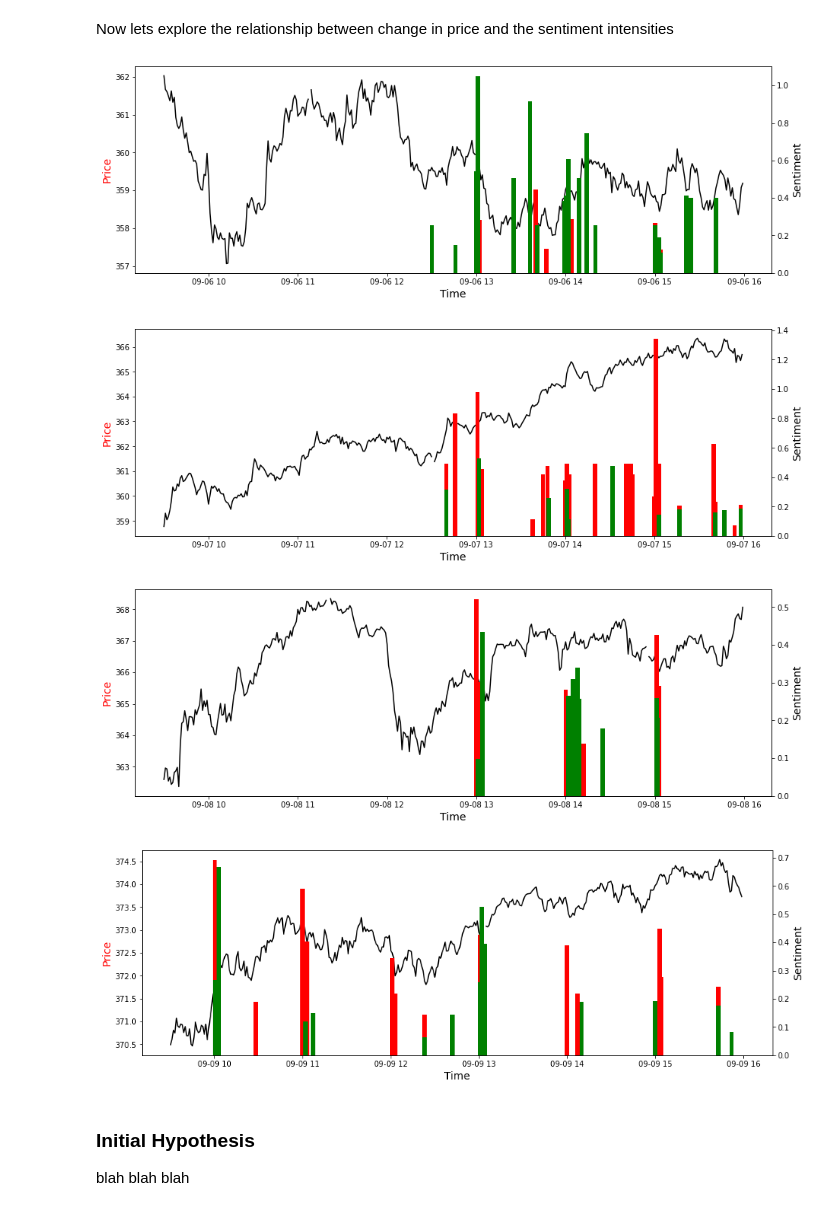
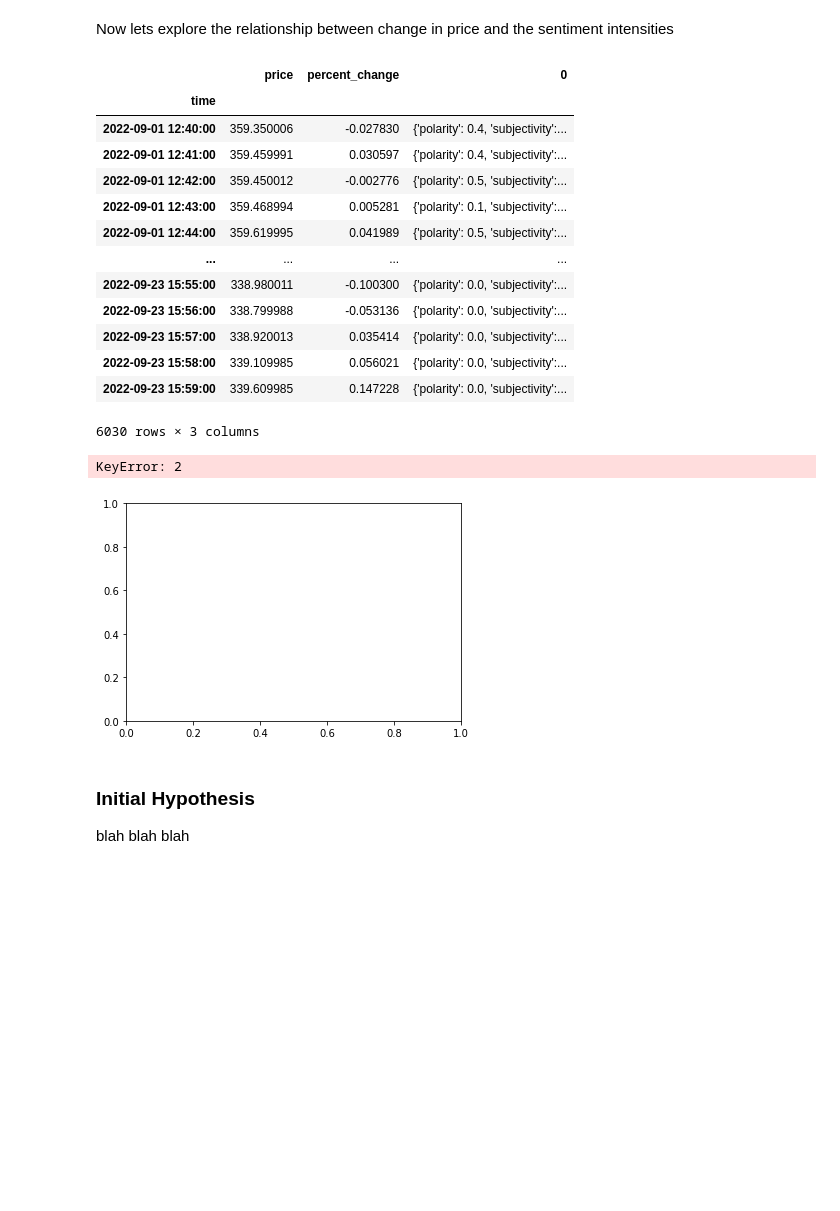
Before and after one commit to AndersonShroeder/Stock-Lstm, a Jupyter notebook: Short Run Prediction/analysis.ipynb, the cells around one changed output. Saved outputs shown, nothing was run; the diff lists cells and outputs as text; code cells hidden in the pictures; blank space fills up the shorter version.

```diff
--- a/Short Run Prediction/analysis.ipynb
+++ b/Short Run Prediction/analysis.ipynb
@@ -335,13 +280,28 @@ class Analyzer:
 analyzer = Analyzer(['Economics'], df)
 # %% [markdown]
 <p>Now lets explore the relationship between change in price and the sentiment intensities</p>
+# %%
+analyzer.df_dict['Economics']
+# %% [output]
+|  | price | percent_change | 0 |
+| time |  |  |  |
+| 2022-09-01 12:40:00 | 359.350006 | -0.027830 | {'polarity': 0.4, 'subjectivity':... |
+| 2022-09-01 12:41:00 | 359.459991 | 0.030597 | {'polarity': 0.4, 'subjectivity':... |
+| 2022-09-01 12:42:00 | 359.450012 | -0.002776 | {'polarity': 0.5, 'subjectivity':... |
+| 2022-09-01 12:43:00 | 359.468994 | 0.005281 | {'polarity': 0.1, 'subjectivity':... |
+| 2022-09-01 12:44:00 | 359.619995 | 0.041989 | {'polarity': 0.5, 'subjectivity':... |
+| ... | ... | ... | ... |
+| 2022-09-23 15:55:00 | 338.980011 | -0.100300 | {'polarity': 0.0, 'subjectivity':... |
+| 2022-09-23 15:56:00 | 338.799988 | -0.053136 | {'polarity': 0.0, 'subjectivity':... |
+| 2022-09-23 15:57:00 | 338.920013 | 0.035414 | {'polarity': 0.0, 'subjectivity':... |
+| 2022-09-23 15:58:00 | 339.109985 | 0.056021 | {'polarity': 0.0, 'subjectivity':... |
+| 2022-09-23 15:59:00 | 339.609985 | 0.147228 | {'polarity': 0.0, 'subjectivity':... |
+6030 rows × 3 columns
 # %%
-analyzer.plot_subreddits_day(['Economics'], ['neg', 'pos'], 2, 5)
+#analyzer.plot_subreddits_day(['Economics'], ['neg', 'pos'], 2, 5)
 # %% [output]
+KeyError: 2
-[figure, old version]
+[figure, new version]
-[figure, removed]
-[figure, removed]
-[figure, removed]
 # %% [markdown]
 <h3>Initial Hypothesis</h3>
 <p>blah blah blah</p>
```
Also changed, not shown: parts of 34 cells of this notebook, 3 other files.
